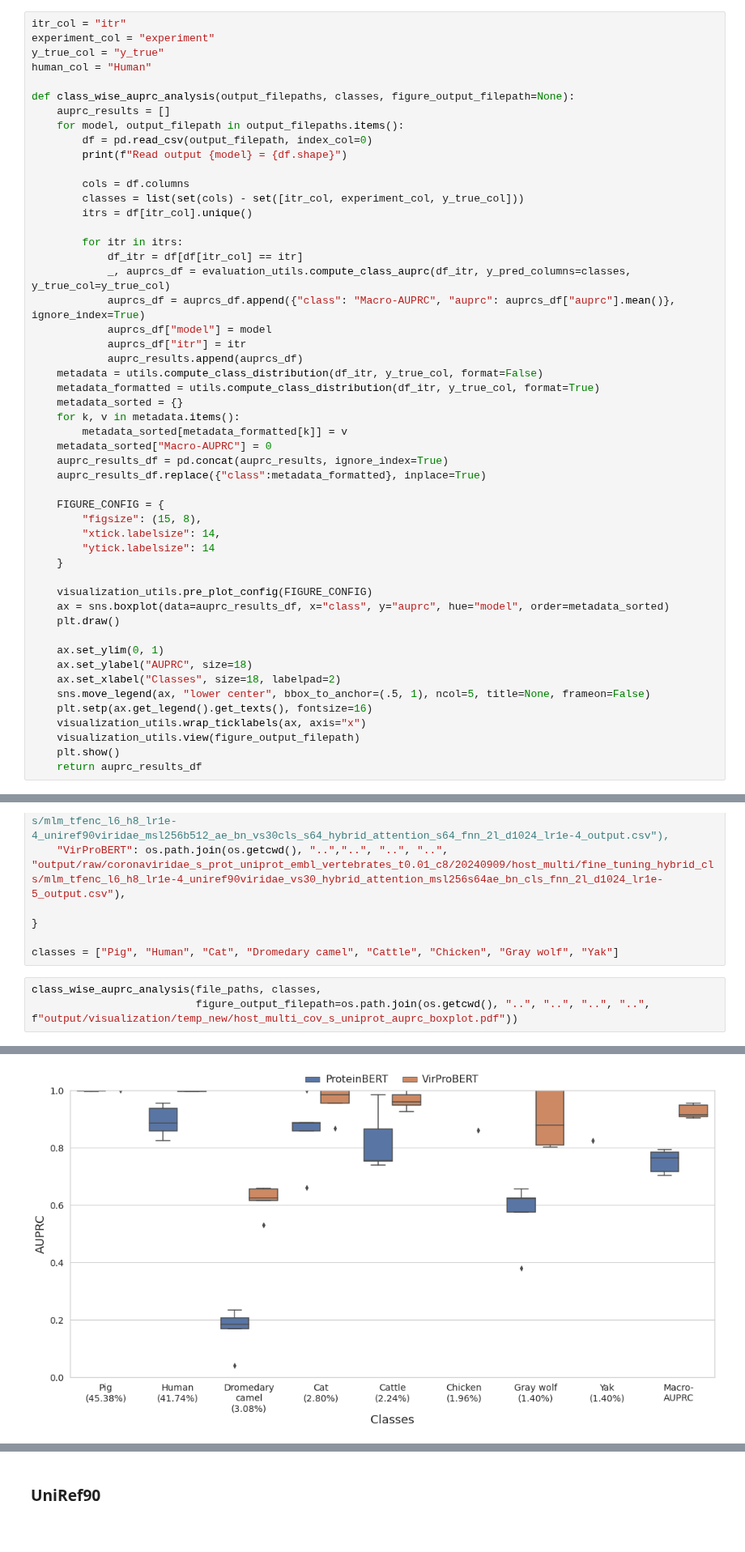
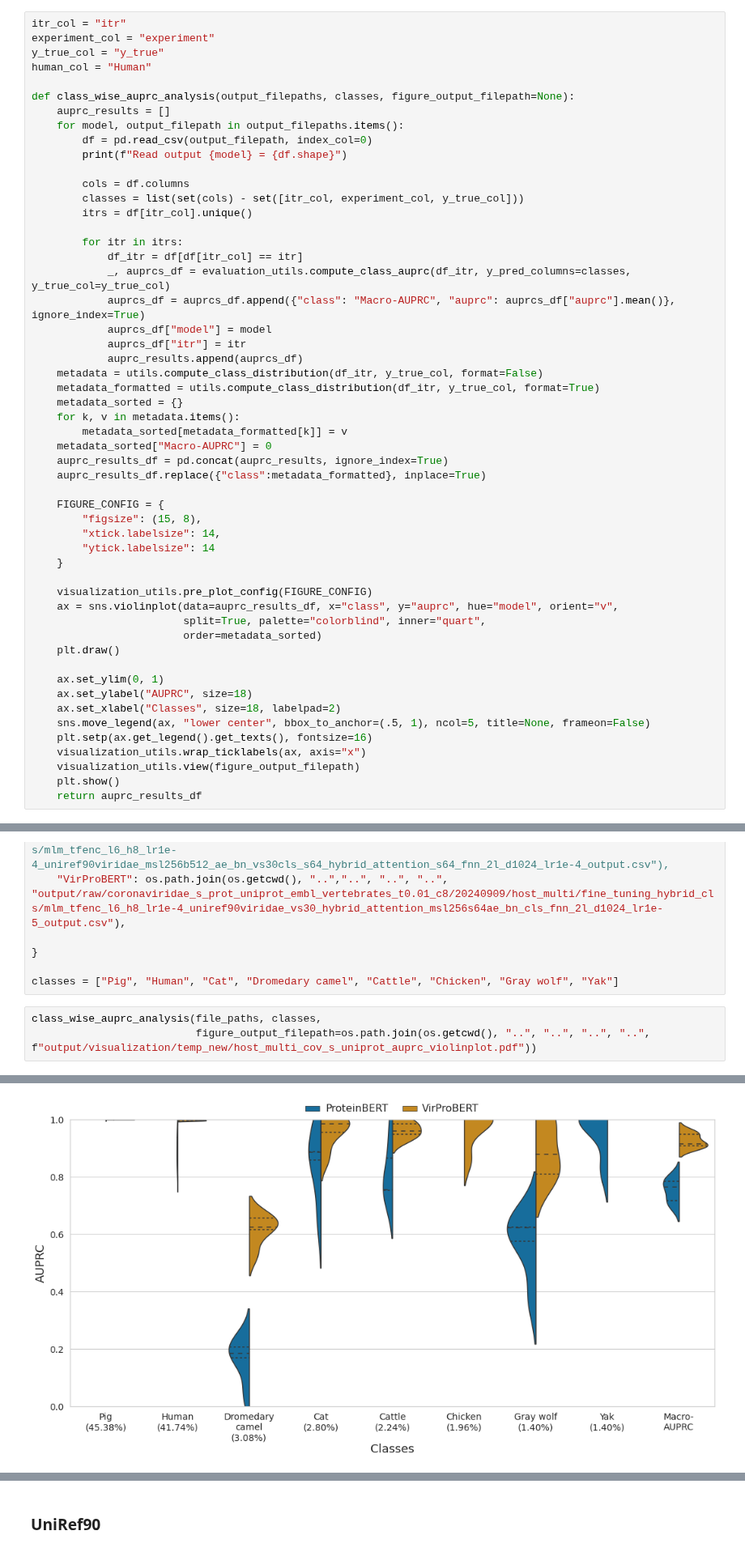
Before and after one commit to NSF-COMPASS-Center/HAVEN, a Jupyter notebook: src/jupyter_notebooks/results-analysis/coronaviridae/coronaviridae_s_prot_uniprot_and_uniref90_embl_auprc_analysis.ipynb, the cells around one changed output, grey strips where cells are left out. Shown at 81% size. Drawn from its saved outputs; the diff is of its cells as text.

```diff
--- a/src/jupyter_notebooks/results-analysis/coronaviridae/coronaviridae_s_prot_uniprot_and_uniref90_embl_auprc_analysis.ipynb
+++ b/src/jupyter_notebooks/results-analysis/coronaviridae/coronaviridae_s_prot_uniprot_and_uniref90_embl_auprc_analysis.ipynb
@@ -111,7 +111,9 @@ def class_wise_auprc_analysis(output_filepaths, classes, figure_output_filepath=
     }
 
     visualization_utils.pre_plot_config(FIGURE_CONFIG)
-    ax = sns.boxplot(data=auprc_results_df, x="class", y="auprc", hue="model", order=metadata_sorted)
+    ax = sns.violinplot(data=auprc_results_df, x="class", y="auprc", hue="model", orient="v",
+                        split=True, palette="colorblind", inner="quart",
+                        order=metadata_sorted)
     plt.draw()
 
     ax.set_ylim(0, 1)
@@ -139,10 +141,10 @@ file_paths = {
 classes = ["Pig", "Human", "Cat", "Dromedary camel", "Cattle", "Chicken", "Gray wolf", "Yak"]
 # %%
 class_wise_auprc_analysis(file_paths, classes,
-                          figure_output_filepath=os.path.join(os.getcwd(), "..", "..", "..", "..", f"output/visualization/temp_new/host_multi_cov_s_uniprot_auprc_boxplot.pdf"))
+                          figure_output_filepath=os.path.join(os.getcwd(), "..", "..", "..", "..", f"output/visualization/temp_new/host_multi_cov_s_uniprot_auprc_violinplot.pdf"))
 # %% [output]
 Read output ProteinBERT = (1785, 11)
 Read output VirProBERT = (1785, 10)
 <Figure size 432x288 with 0 Axes>
-[figure, old version]
+[figure, new version]
 |  | class | auprc | model | itr |
```
Also changed, not shown: parts of 4 cells of this notebook, 4 other files.
